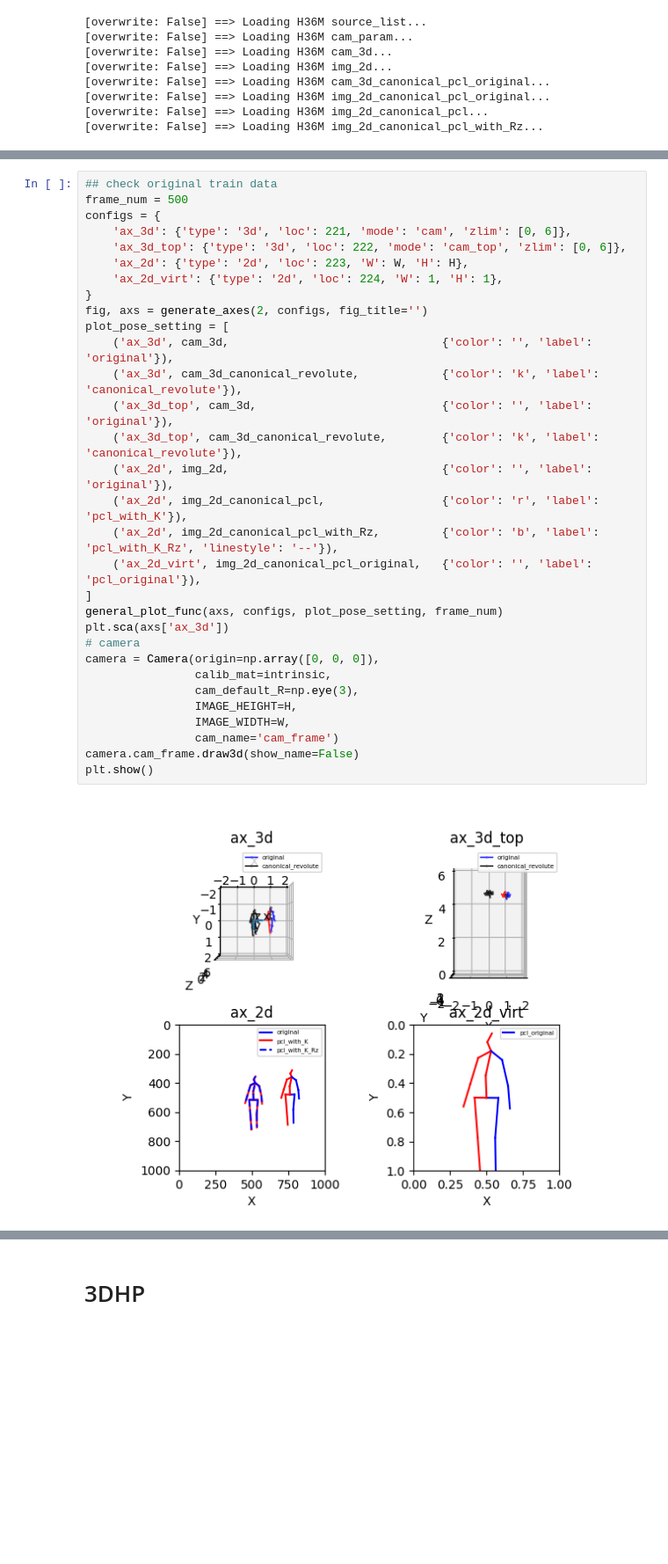
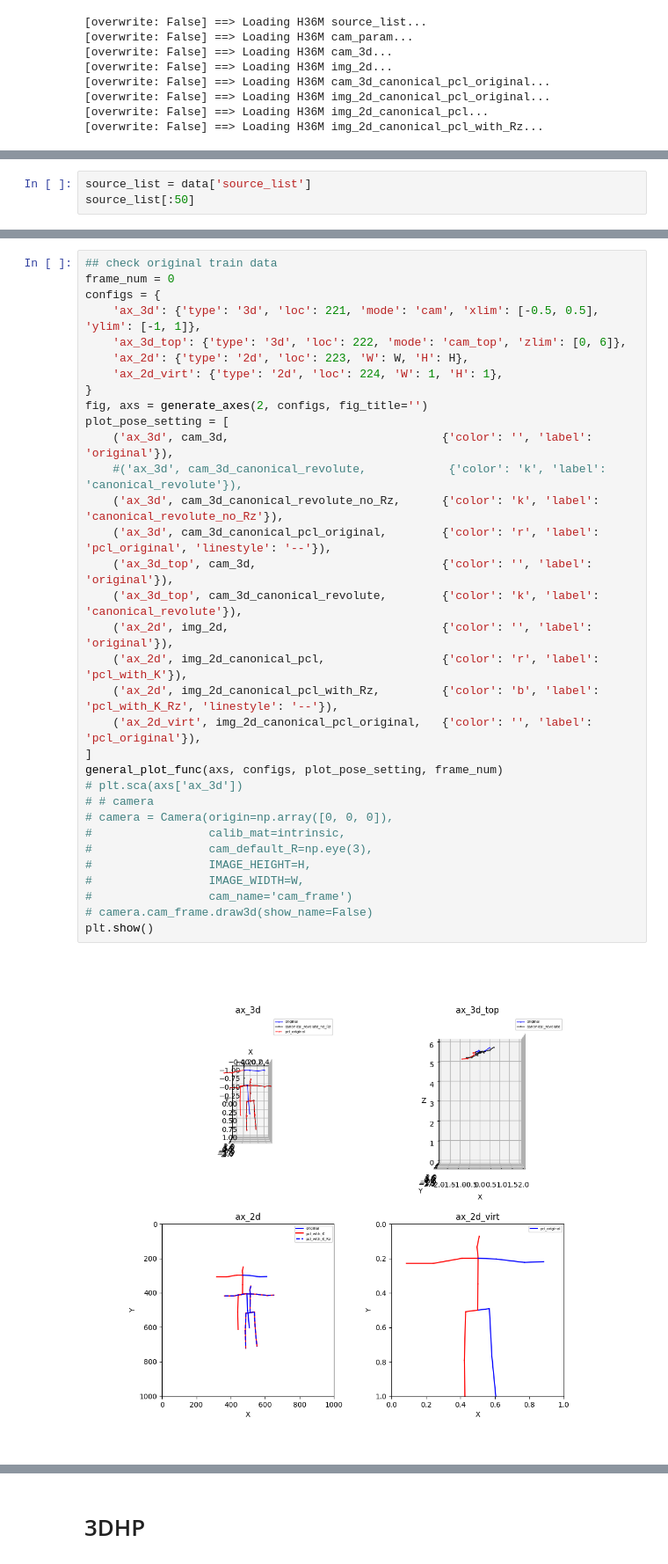
Before and after one commit to hoo223/MotionBERT, a Jupyter notebook: custom_codes/canonical/pcl_example.ipynb, the cells around one changed output, grey strips where cells are left out. Shown at 88% size. Saved outputs shown, nothing was run; the diff lists cells and outputs as text; blank space fills up the shorter version.

```diff
--- a/custom_codes/canonical/pcl_example.ipynb
+++ b/custom_codes/canonical/pcl_example.ipynb
@@ -31,0 +27,3 @@ img_2d_canonical_pcl_with_Rz = data['img_2d_canonical_pcl_with_Rz'][subject][act
+# %%
+source_list = data['source_list']
+source_list[:50]
@@ -119,33 +160,35 @@ plt.show()
 # %%
 ## check original train data
-frame_num = 500
+frame_num = 0
 configs = {
-    'ax_3d': {'type': '3d', 'loc': 221, 'mode': 'cam', 'zlim': [0, 6]},
+    'ax_3d': {'type': '3d', 'loc': 221, 'mode': 'cam', 'xlim': [-0.5, 0.5], 'ylim': [-1, 1]},
     'ax_3d_top': {'type': '3d', 'loc': 222, 'mode': 'cam_top', 'zlim': [0, 6]},
     'ax_2d': {'type': '2d', 'loc': 223, 'W': W, 'H': H},
     'ax_2d_virt': {'type': '2d', 'loc': 224, 'W': 1, 'H': 1},
 }
 fig, axs = generate_axes(2, configs, fig_title='')
 plot_pose_setting = [
     ('ax_3d', cam_3d,                               {'color': '', 'label': 'original'}),
-    ('ax_3d', cam_3d_canonical_revolute,            {'color': 'k', 'label': 'canonical_revolute'}),
+    #('ax_3d', cam_3d_canonical_revolute,            {'color': 'k', 'label': 'canonical_revolute'}),
+    ('ax_3d', cam_3d_canonical_revolute_no_Rz,      {'color': 'k', 'label': 'canonical_revolute_no_Rz'}),
+    ('ax_3d', cam_3d_canonical_pcl_original,        {'color': 'r', 'label': 'pcl_original', 'linestyle': '--'}),
     ('ax_3d_top', cam_3d,                           {'color': '', 'label': 'original'}),
     ('ax_3d_top', cam_3d_canonical_revolute,        {'color': 'k', 'label': 'canonical_revolute'}),
     ('ax_2d', img_2d,                               {'color': '', 'label': 'original'}),
     ('ax_2d', img_2d_canonical_pcl,                 {'color': 'r', 'label': 'pcl_with_K'}),
     ('ax_2d', img_2d_canonical_pcl_with_Rz,         {'color': 'b', 'label': 'pcl_with_K_Rz', 'linestyle': '--'}),
     ('ax_2d_virt', img_2d_canonical_pcl_original,   {'color': '', 'label': 'pcl_original'}),
 ]
 general_plot_func(axs, configs, plot_pose_setting, frame_num)
-plt.sca(axs['ax_3d'])
-# camera
-camera = Camera(origin=np.array([0, 0, 0]),
-                calib_mat=intrinsic,
-                cam_default_R=np.eye(3),
-                IMAGE_HEIGHT=H,
-                IMAGE_WIDTH=W,
-                cam_name='cam_frame')
-camera.cam_frame.draw3d(show_name=False)
+# plt.sca(axs['ax_3d'])
+# # camera
+# camera = Camera(origin=np.array([0, 0, 0]),
+#                 calib_mat=intrinsic,
+#                 cam_default_R=np.eye(3),
+#                 IMAGE_HEIGHT=H,
+#                 IMAGE_WIDTH=W,
+#                 cam_name='cam_frame')
+# camera.cam_frame.draw3d(show_name=False)
 plt.show()
 # %% [output]
-[figure, old version]
+[figure, new version]
```
Also changed, not shown: parts of 22 cells of this notebook, 6 other files.
